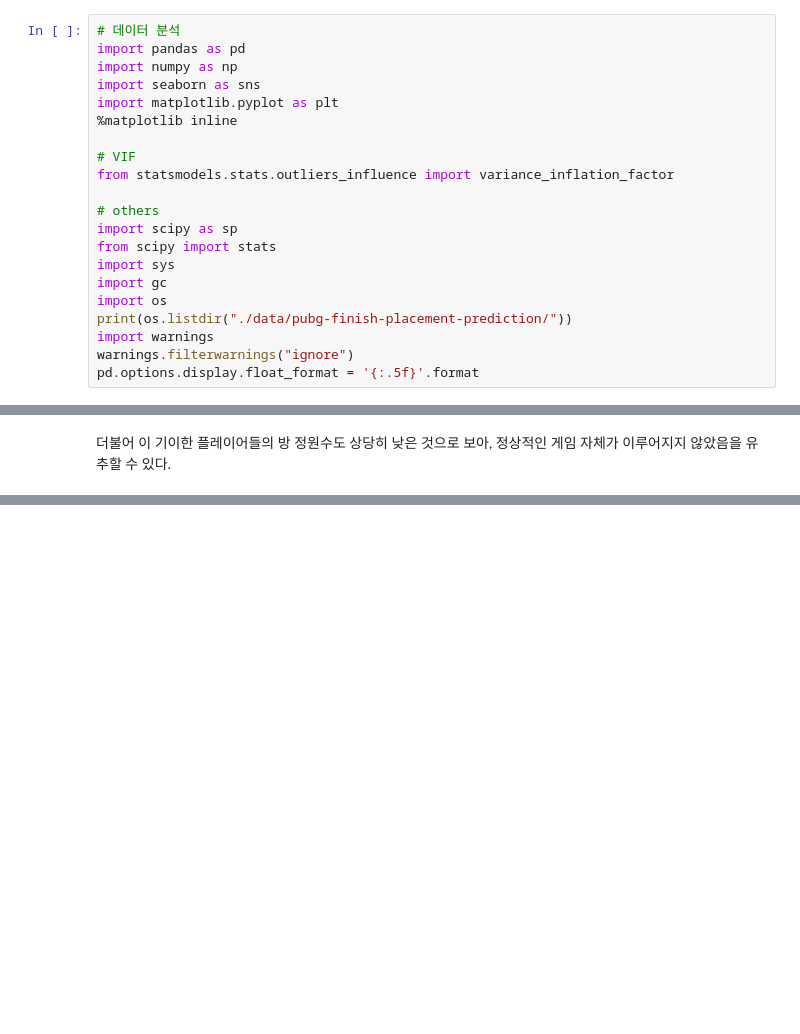
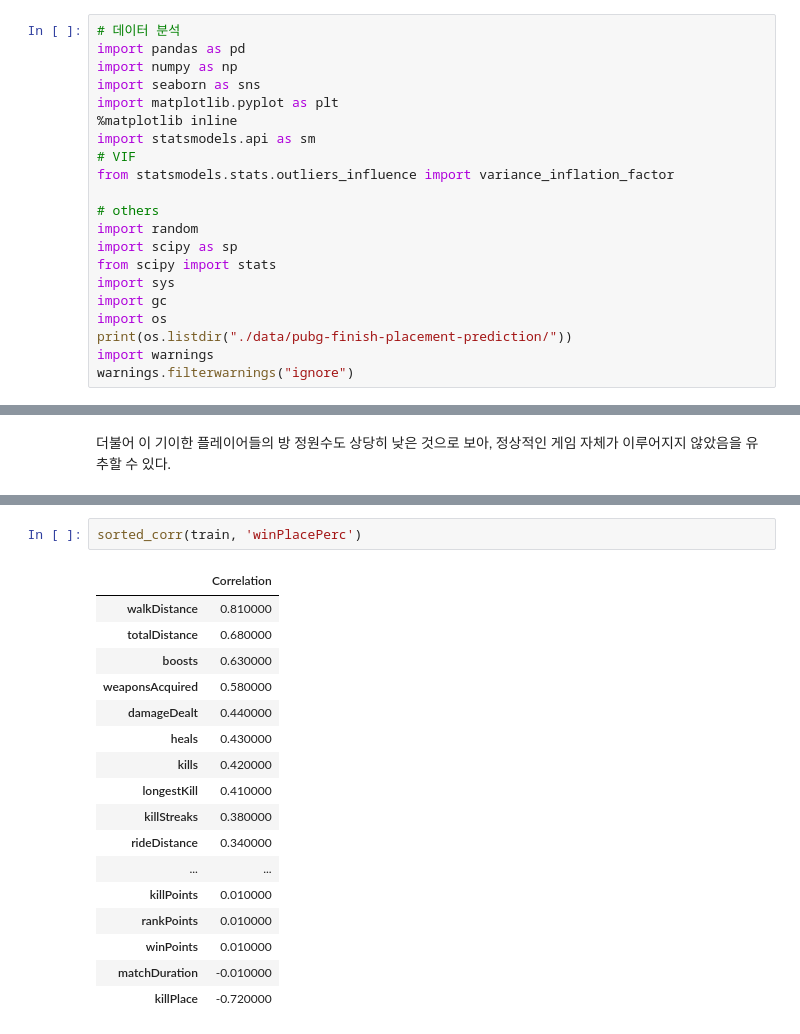
Before and after one commit to Modelling-project/pubg_modelling, a Jupyter notebook: PUBG_EDA_Final.ipynb, the cells around one changed output, grey strips where cells are left out. Drawn from its saved outputs; the diff is of its cells as text; blank space fills up the shorter version.

```diff
--- a/PUBG_EDA_Final.ipynb
+++ b/PUBG_EDA_Final.ipynb
@@ -42,11 +42,12 @@ import numpy as np
 import seaborn as sns
 import matplotlib.pyplot as plt
 %matplotlib inline
-
+import statsmodels.api as sm
 # VIF
 from statsmodels.stats.outliers_influence import variance_inflation_factor
 
 # others
+import random
 import scipy as sp
 from scipy import stats
 import sys
@@ -55,7 +56,6 @@ import os
 print(os.listdir("./data/pubg-finish-placement-prediction/"))
 import warnings
 warnings.filterwarnings("ignore")
-pd.options.display.float_format = '{:.5f}'.format
 # %% [output]
 ['test_V2.csv', 'sample_submission_V2.csv', 'train_V2.csv']
 # %%
@@ -1378,0 +1416,20 @@ sns.countplot(data = train, x = train[(train.winPlacePerc==0)&(train.heals>10)&(
+# %%
+sorted_corr(train, 'winPlacePerc')
+# %% [output]
+|  | Correlation |
+| walkDistance | 0.810000 |
+| totalDistance | 0.680000 |
+| boosts | 0.630000 |
+| weaponsAcquired | 0.580000 |
+| damageDealt | 0.440000 |
+| heals | 0.430000 |
+| kills | 0.420000 |
+| longestKill | 0.410000 |
+| killStreaks | 0.380000 |
+| rideDistance | 0.340000 |
+| ... | ... |
+| killPoints | 0.010000 |
+| rankPoints | 0.010000 |
+| winPoints | 0.010000 |
+| matchDuration | -0.010000 |
+| killPlace | -0.720000 |
```
Also changed, not shown: parts of 18 cells of this notebook.
